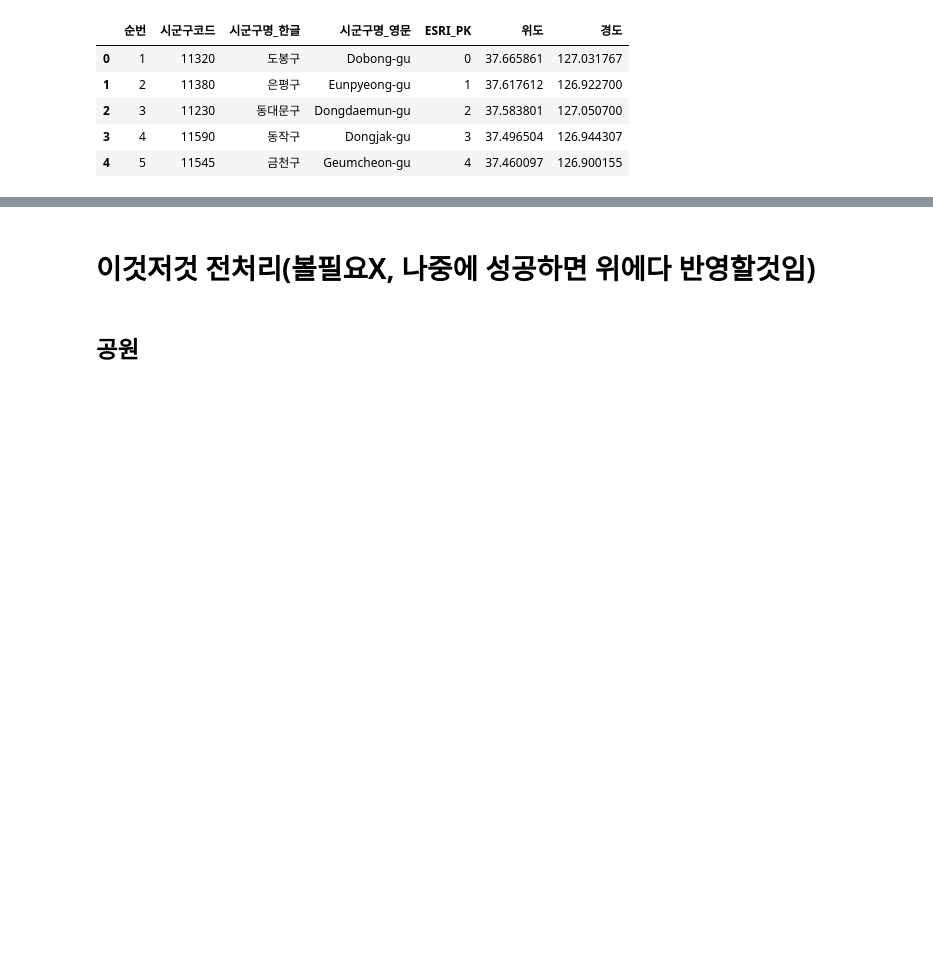
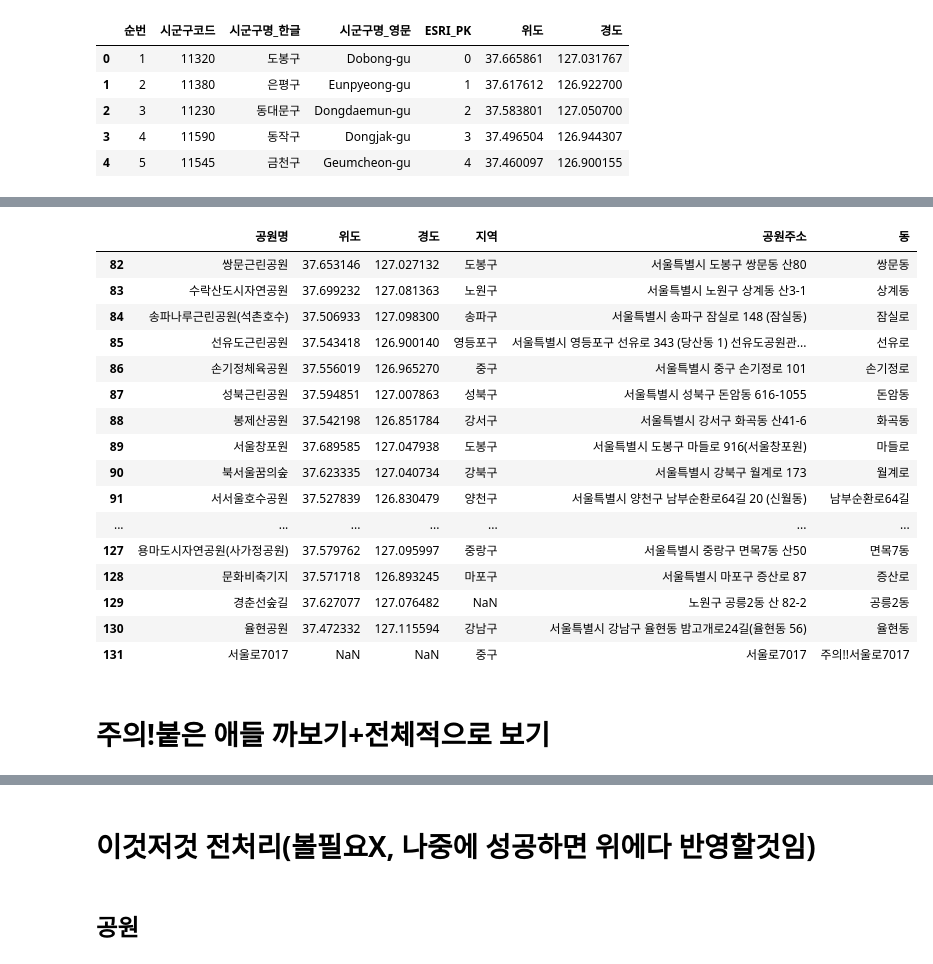
Before and after one commit to gyuholee94/seoul_contest, a Jupyter notebook: Gyuho.ipynb, the cells around one changed output, grey strips where cells are left out. Saved outputs shown, nothing was run; the diff lists cells and outputs as text; code cells hidden in the pictures; blank space fills up the shorter version.

```diff
--- a/Gyuho.ipynb
+++ b/Gyuho.ipynb
@@ -328,3 +300,3 @@ park
 # %%
-park_df = park[['공원명','지역','공원주소','X좌표(WGS84)','Y좌표(WGS84)']]
-park_df
+park_df = park[['공원명','Y좌표(WGS84)','X좌표(WGS84)','지역','공원주소']]
+park_df.columns = ['공원명','위도','경도','지역','공원주소']
@@ -489,0 +555,17 @@ gu_need
+# %%
+# 구 뒤에 나오는 단어를 뽑아서 데이터프레임에 라벨링 해주는 코드.
+# 함수로 발전시키면 좋겠지만, 각각의 데이터프레임이 어떤식으로 주소를 가지고 있을지 몰라 일단 작성후 복사
+park_df['동'] = 0
+for idx in range(len(park_df.공원주소)):
+    if re.findall('구 (.+)', park_df.공원주소.loc[idx]):
+
+        if re.findall('(.+?) ', re.findall('구 (.+)', park_df.공원주소.loc[idx])[0]):
+            park_df['동'].loc[idx] = re.findall('(.+?) ', re.findall('구 (.+)', park_df.공원주소.loc[idx])[0])[0]
+            print(re.findall('(.+?) ', re.findall('구 (.+)', park_df.공원주소.loc[idx])[0])[0])
+
+        else:
+            park_df['동'].loc[idx] = '주의!!' + park_df.공원주소.loc[idx]
+            print('주의!!' + park_df.공원주소.loc[idx])
+    else:
+        park_df['동'].loc[idx] = '주의!!' + park_df.공원주소.loc[idx]
+        print('주의!!' + park_df.공원주소.loc[idx])
@@ -489,0 +607,22 @@ gu_need
+# %%
+park_df.tail(50)
+# %% [output]
+|  | 공원명 | 위도 | 경도 | 지역 | 공원주소 | 동 |
+| 82 | 쌍문근린공원 | 37.653146 | 127.027132 | 도봉구 | 서울특별시 도봉구 쌍문동 산80 | 쌍문동 |
+| 83 | 수락산도시자연공원 | 37.699232 | 127.081363 | 노원구 | 서울특별시 노원구 상계동 산3-1 | 상계동 |
+| 84 | 송파나루근린공원(석촌호수) | 37.506933 | 127.098300 | 송파구 | 서울특별시 송파구 잠실로 148 (잠실동) | 잠실로 |
+| 85 | 선유도근린공원 | 37.543418 | 126.900140 | 영등포구 | 서울특별시 영등포구 선유로 343 (당산동 1) 선유도공원관... | 선유로 |
+| 86 | 손기정체육공원 | 37.556019 | 126.965270 | 중구 | 서울특별시 중구 손기정로 101 | 손기정로 |
+| 87 | 성북근린공원 | 37.594851 | 127.007863 | 성북구 | 서울특별시 성북구 돈암동 616-1055 | 돈암동 |
+| 88 | 봉제산공원 | 37.542198 | 126.851784 | 강서구 | 서울특별시 강서구 화곡동 산41-6 | 화곡동 |
+| 89 | 서울창포원 | 37.689585 | 127.047938 | 도봉구 | 서울특별시 도봉구 마들로 916(서울창포원) | 마들로 |
+| 90 | 북서울꿈의숲 | 37.623335 | 127.040734 | 강북구 | 서울특별시 강북구 월계로 173 | 월계로 |
+| 91 | 서서울호수공원 | 37.527839 | 126.830479 | 양천구 | 서울특별시 양천구 남부순환로64길 20 (신월동) | 남부순환로64길 |
+| ... | ... | ... | ... | ... | ... | ... |
+| 127 | 용마도시자연공원(사가정공원) | 37.579762 | 127.095997 | 중랑구 | 서울특별시 중랑구 면목7동 산50 | 면목7동 |
+| 128 | 문화비축기지 | 37.571718 | 126.893245 | 마포구 | 서울특별시 마포구 증산로 87 | 증산로 |
+| 129 | 경춘선숲길 | 37.627077 | 127.076482 | NaN | 노원구 공릉2동 산 82-2 | 공릉2동 |
+| 130 | 율현공원 | 37.472332 | 127.115594 | 강남구 | 서울특별시 강남구 율현동 밤고개로24길(율현동 56) | 율현동 |
+| 131 | 서울로7017 | NaN | NaN | 중구 | 서울로7017 | 주의!!서울로7017 |
+# %% [markdown]
+# 주의!붙은 애들 까보기+전체적으로 보기
```
Also changed, not shown: parts of 65 cells of this notebook.
